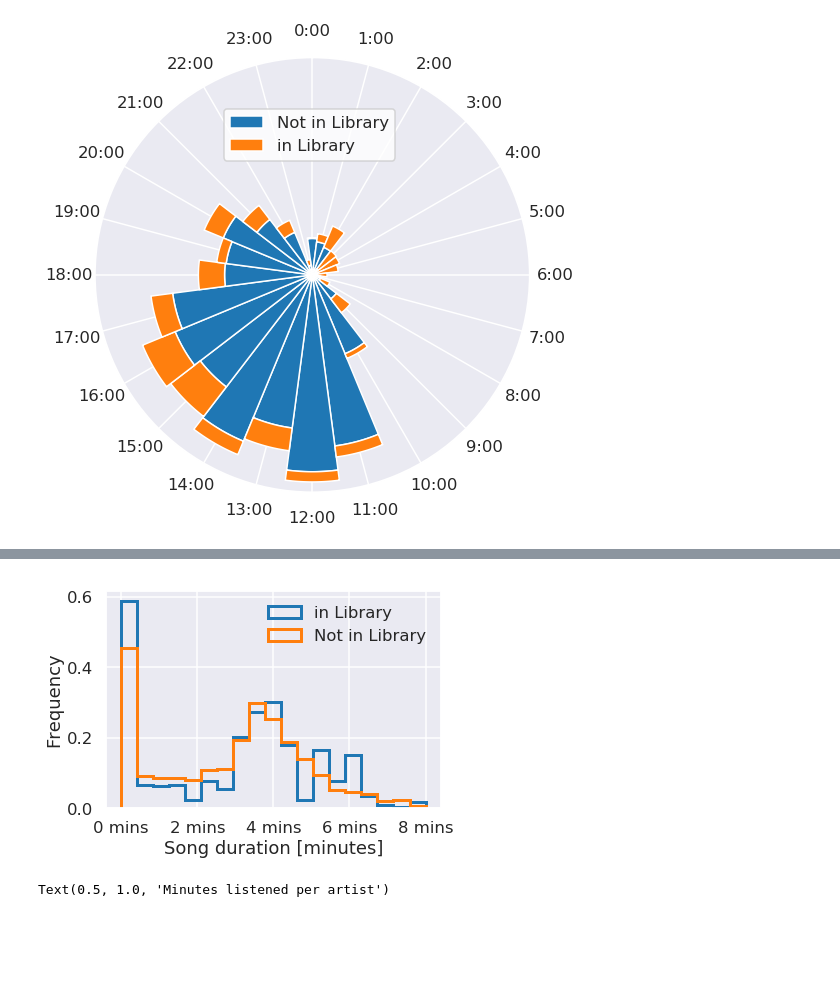
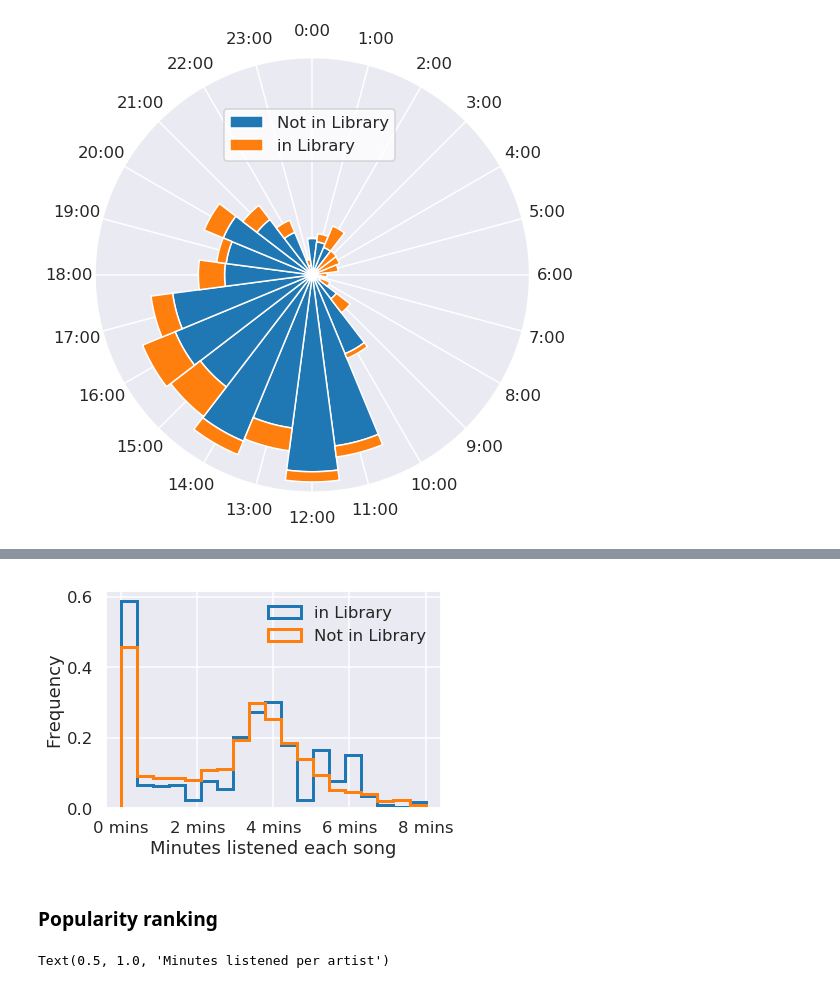
Before and after one commit to modw/spotify-data, a Jupyter notebook: spotify-eda.ipynb, the cells around one changed output, grey strips where cells are left out. Drawn from its saved outputs; the diff is of its cells as text; code cells hidden in the pictures; blank space fills up the shorter version.

```diff
--- a/spotify-eda.ipynb
+++ b/spotify-eda.ipynb
@@ -355,21 +401,23 @@ plt.show()
 # %%
 plt.hist(history_df[history_df.inLibrary].minPlayed, bins = np.linspace(0,8,20),
         density=True, histtype='step', label='in Library',
         lw=3);
 plt.hist(history_df[~history_df.inLibrary].minPlayed, bins = np.linspace(0,8,20),
         density=True, histtype='step', label='Not in Library',
         lw=3);
-plt.xlabel('Song duration [minutes]')
+plt.xlabel('Minutes listened each song')
 plt.ylabel('Frequency')
 plt.legend(loc='upper right', frameon=False)
 
 xticks = np.arange(0,10,2)
 xticklabels = [str(i)+' mins' for i in xticks]
 plt.xticks(xticks, xticklabels)
 
 plt.show()
 # %% [output]
-[figure, old version]
+[figure, new version]
+# %% [markdown]
+### Popularity ranking
 # %%
 ##################################
 # %%
```
Also changed, not shown: parts of 18 cells of this notebook.
